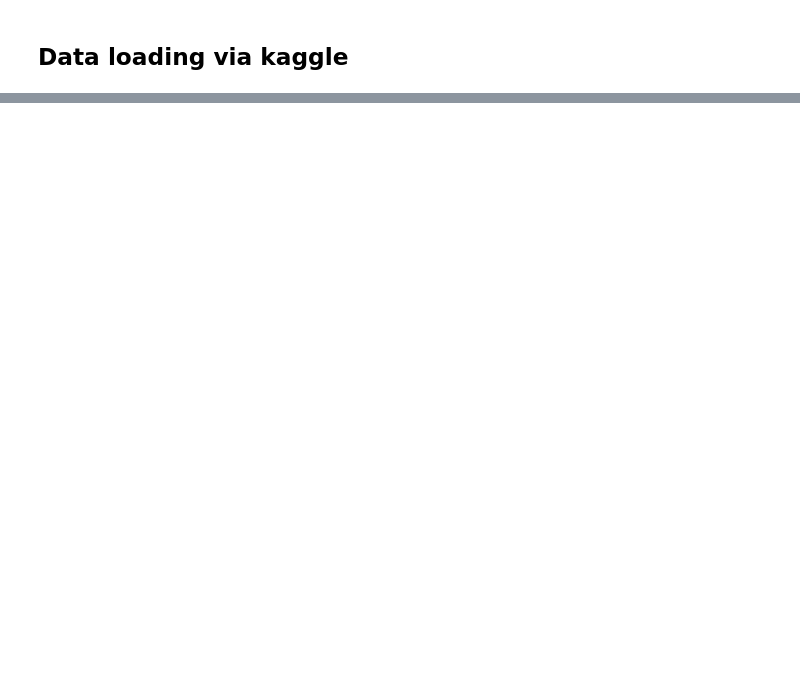
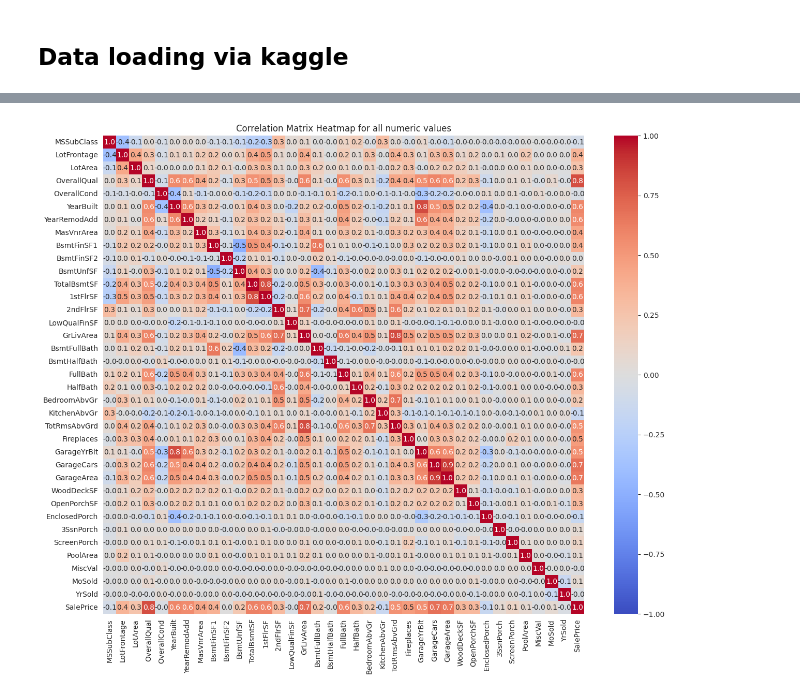
Before and after one commit to Yashtiii/Predicting-house-market-trend, a Jupyter notebook: house_market_trend.ipynb, the cells around one changed output, grey strips where cells are left out. Saved outputs shown, nothing was run; the diff lists cells and outputs as text; code cells hidden in the pictures; blank space fills up the shorter version.

```diff
--- a/house_market_trend.ipynb
+++ b/house_market_trend.ipynb
@@ -42,0 +248,8 @@ sns.set_style('whitegrid')
+# %%
+corrmat = train_df.corr(numeric_only=True)
+plt.figure(figsize=(15, 12))
+sns.heatmap(corrmat, annot=True, fmt=".1f", cmap='coolwarm', vmin=-1, vmax=1)
+plt.title('Correlation Matrix Heatmap for all numeric values')
+plt.show()
+# %% [output]
+[figure, added]
```
Also changed, not shown: parts of 42 cells of this notebook.
